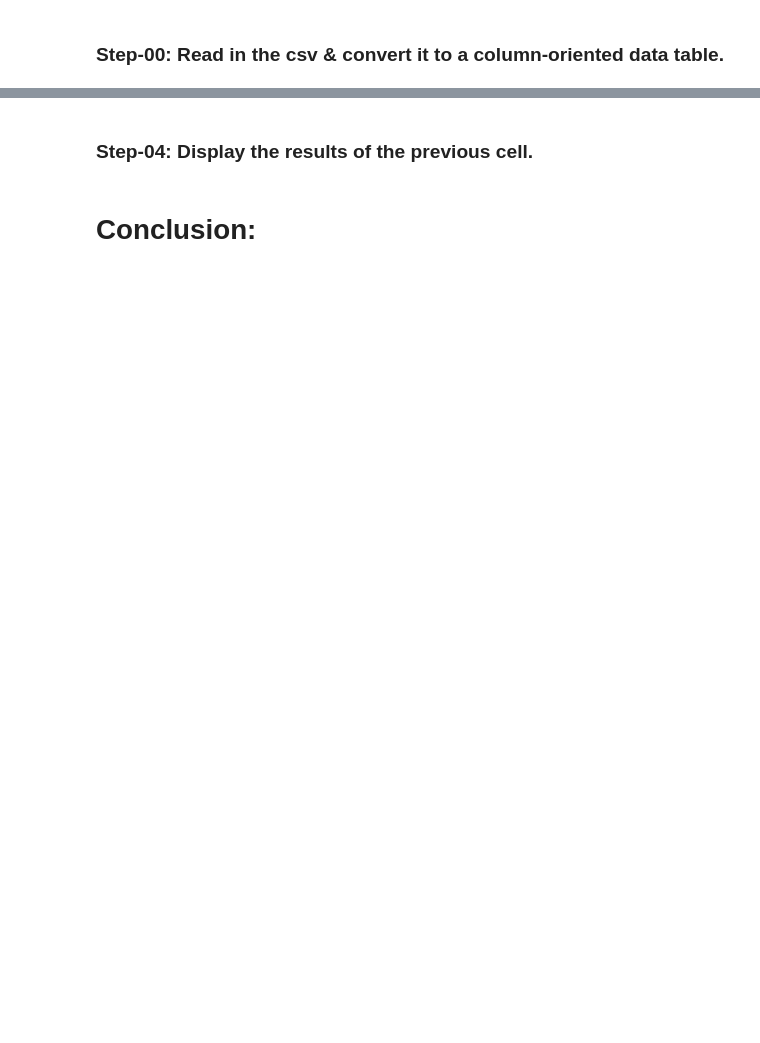
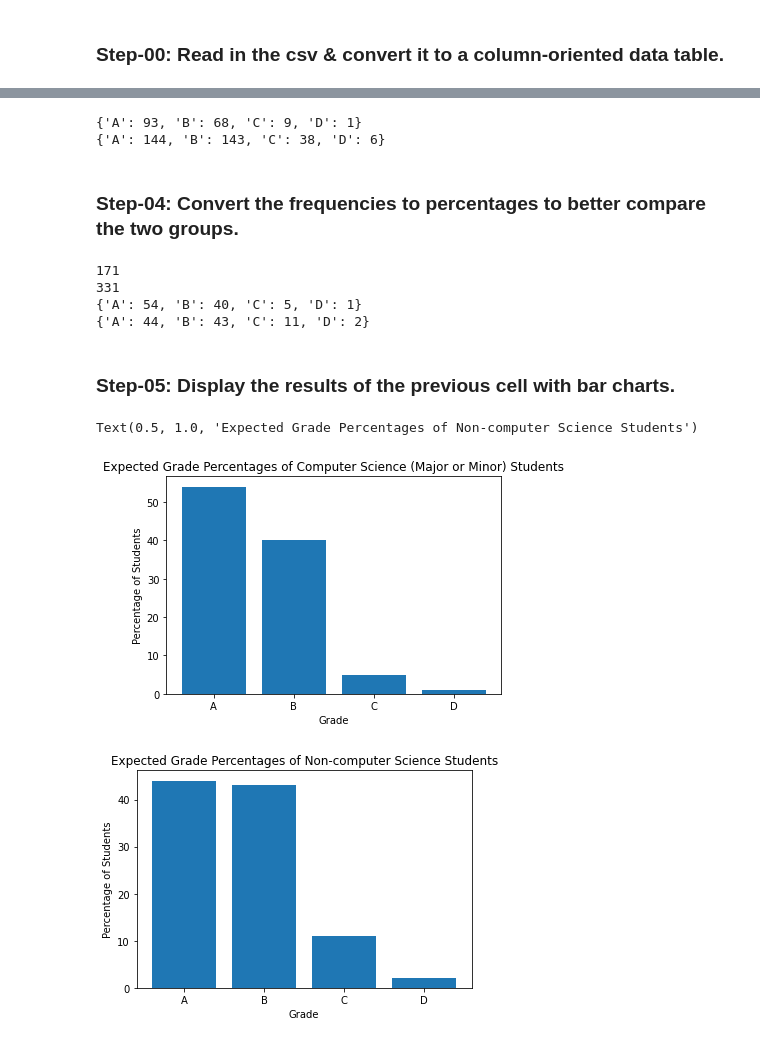
Before and after one commit to jorbea/comp110-21s-workspace, a Jupyter notebook: projects/pj01/analysis.ipynb, the cells around one changed output, grey strips where cells are left out. Saved outputs shown, nothing was run; the diff lists cells and outputs as text; code cells hidden in the pictures; blank space fills up the shorter version.

```diff
--- a/projects/pj01/analysis.ipynb
+++ b/projects/pj01/analysis.ipynb
@@ -60,4 +85,61 @@ frequency_CS: dict[str, int] = {'A': 0, 'B': 0, 'C': 0, 'D': 0}
+# %%
+from data_utils import count
+
+count_cs = count(grades_of_cs_students)
+count_non_cs = count(grades_of_non_cs_students)
+
+print(count(grades_of_cs_students))
+print(count(grades_of_non_cs_students))
+# %% [output]
+{'A': 93, 'B': 68, 'C': 9, 'D': 1}
+{'A': 144, 'B': 143, 'C': 38, 'D': 6}
+# %% [markdown]
+### Step-04: Convert the frequencies to percentages to better compare the two groups.
+# %%
+values_cs = count_cs.values()
+total_cs = sum(values_cs)
+print(total_cs)
+
+values_non_cs = count_non_cs.values()
+total_non_cs = sum(values_non_cs)
+print(total_non_cs)
+
+prcnt_cs: dict[str, int] = {}
+prcnt_non_cs: dict[str, int] = {}
+
+for key in count_cs:
+    prcnt_cs[key] = round((count_cs[key]/total_cs) * 100.0)
+
+print(prcnt_cs)
+
+for key in count_non_cs:
+    prcnt_non_cs[key] = round((count_non_cs[key]/total_non_cs * 100.0))
+
+print(prcnt_non_cs)
+# %% [output]
+171
+331
+{'A': 54, 'B': 40, 'C': 5, 'D': 1}
+{'A': 44, 'B': 43, 'C': 11, 'D': 2}
 # %% [markdown]
-### Step-04: Display the results of the previous cell.
+### Step-05: Display the results of the previous cell with bar charts.
-# %% [markdown]
-# Conclusion:
+# %%
+from matplotlib import pyplot as plt
+
+figure, axes = plt.subplots(1)
+axes.bar(prcnt_cs.keys(), prcnt_cs.values())
+
+plt.xlabel('Grade')
+plt.ylabel('Percentage of Students')
+plt.title('Expected Grade Percentages of Computer Science (Major or Minor) Students')
+
+figure, axes = plt.subplots(1)
+axes.bar(prcnt_non_cs.keys(), prcnt_non_cs.values())
+
+plt.xlabel('Grade')
+plt.ylabel('Percentage of Students')
+plt.title('Expected Grade Percentages of Non-computer Science Students')
+# %% [output]
+Text(0.5, 1.0, 'Expected Grade Percentages of Non-computer Science Students')
+[figure, added]
+[figure, added]
```
Also changed, not shown: parts of 15 cells of this notebook, 1 other file.
